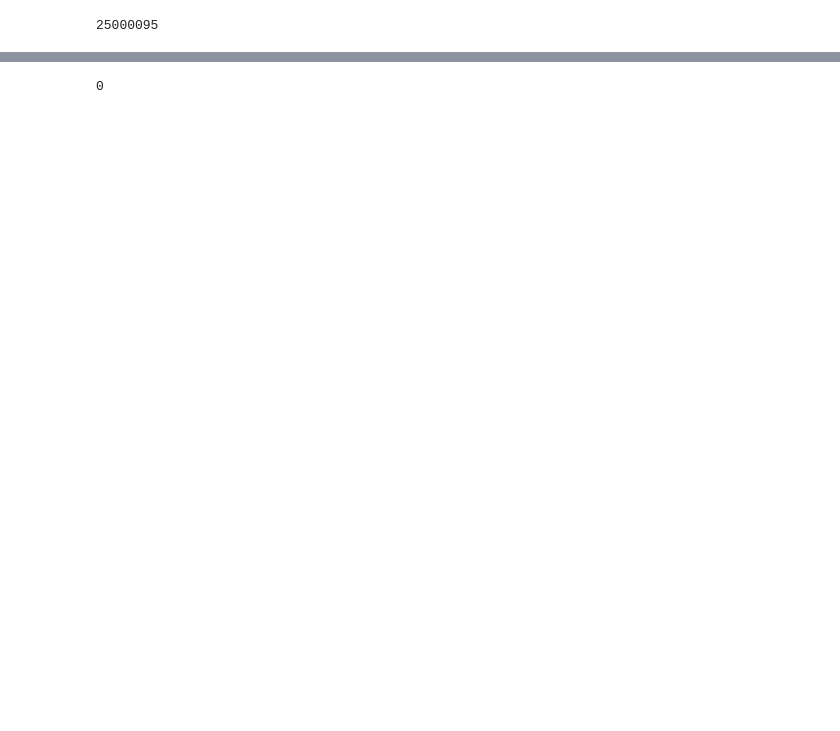
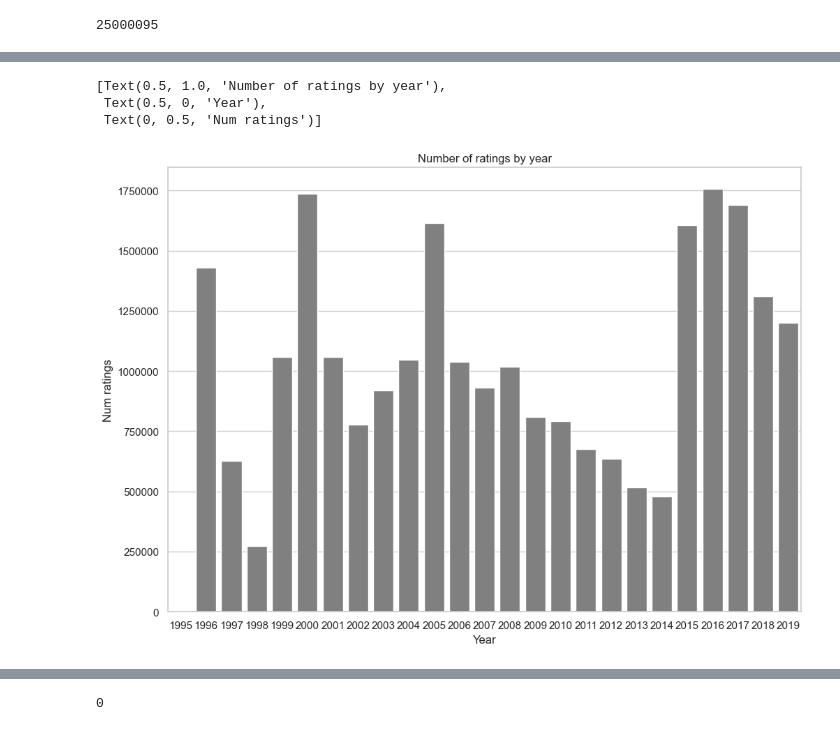
Before and after one commit to KeaKohv/UT-network-science-project-2023, a Jupyter notebook: subsample_creation.ipynb, the cells around one changed output, grey strips where cells are left out. Saved outputs shown, nothing was run; the diff lists cells and outputs as text; code cells hidden in the pictures; blank space fills up the shorter version.

```diff
--- a/subsample_creation.ipynb
+++ b/subsample_creation.ipynb
@@ -39,3 +39,12 @@ ratings.head()
+# %%
+# Plot number of ratings per year
+sns.set_theme(style='whitegrid',rc={'axes.formatter.limits': (-8, 9), 'figure.figsize':(11.7,8.27)})
+sns.barplot(x=ratings.year.value_counts().index, y=ratings.year.value_counts(), color='gray').set(title='Number of ratings by year', xlabel='Year', ylabel='Num ratings')
+# %% [output]
+[Text(0.5, 1.0, 'Number of ratings by year'),
+ Text(0.5, 0, 'Year'),
+ Text(0, 0.5, 'Num ratings')]
+[figure, added]
 # %%
 ratings.isnull().sum()
 # %% [output]
```
Also changed, not shown: parts of 39 cells of this notebook.
